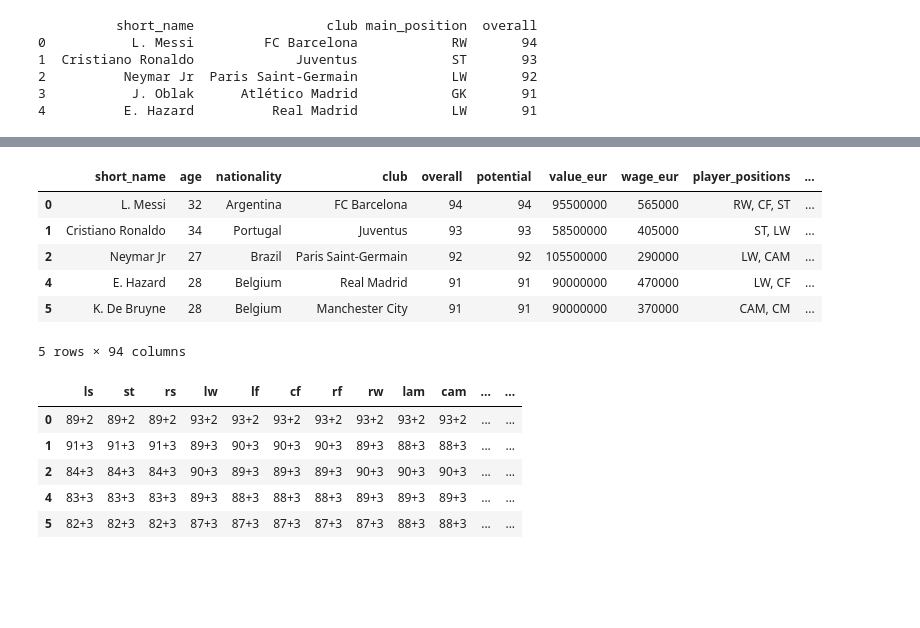
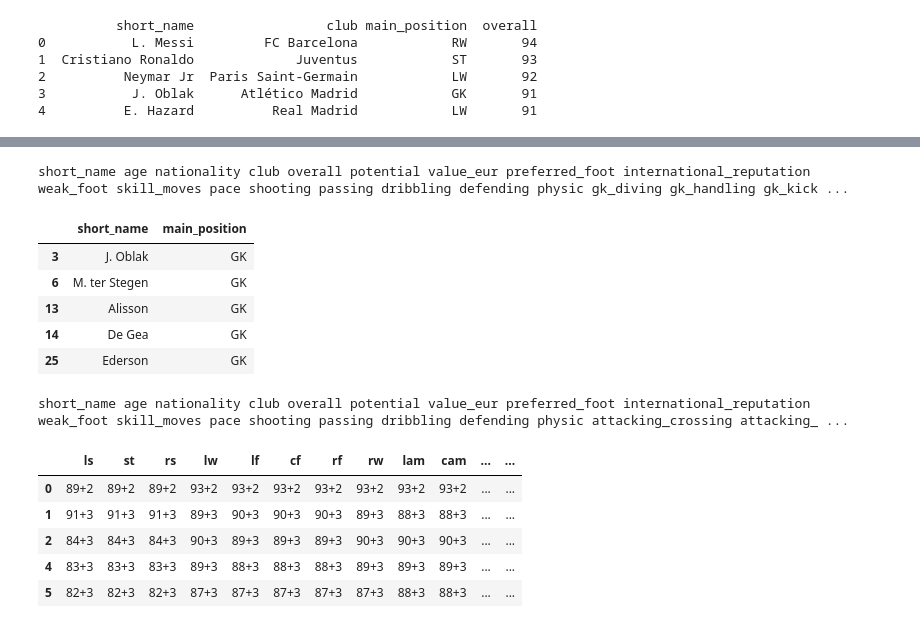
Before and after one commit to sidWrld/FootballPrediction, a Jupyter notebook: footpred.ipynb, the cells around one changed output, grey strips where cells are left out. Saved outputs shown, nothing was run; the diff lists cells and outputs as text; code cells hidden in the pictures; blank space fills up the shorter version.

```diff
--- a/footpred.ipynb
+++ b/footpred.ipynb
@@ -38,5 +36,7 @@ players.head()
 # %%
-# Removing Unwanted Columns
+#Removing unwanted columns
 
-useless_column = ['dob', 'work_rate', 'body_type', 'real_face', 'player_tags', 'team_jersey_number', 'loaned_from', 'joined', 'contract_valid_until', 'nation_position', 'nation_jersey_number', 'player_traits']
-players = players.drop(useless_column, axis = 1)
+cols_to_remove = ['wage_eur', 'release_clause_eur', 'sofifa_id', 'player_url', 'long_name', 'dob', 'work_rate', 'body_type', 'real_face', 'player_tags', 'team_jersey_number', 'loaned_from', 'joined', 'contract_valid_until', 'nation_position', 'nation_jersey_number', 'player_traits', 'team_position']
+players = players.drop(cols_to_remove, axis = 1)
+for col in players.columns:
+    print(col, end = '   ')
@@ -43,8 +45,9 @@ players = players.drop(useless_column, axis = 1)
 # %%
-# To add a new column called main position
+# Assigning single position to each player
 
 players['main_position'] = players['player_positions'].str.split(pat = ',', n = -1, expand = True)[0]
 selected_columns = ['short_name', 'club', 'main_position', 'overall']
+players = players.drop('player_positions', axis = 1)
 print(players[selected_columns].head(5))
 # %% [output]
           short_name                 club main_position  overall
@@ -81,14 +73,25 @@ goalkeepers.head()
-# %%
-players = players.drop(goalkeepers.index)
-players.head()
-# %% [output]
-|  | short_name | age | nationality | club | overall | potential | value_eur | wage_eur | player_positions | ... |
-| 0 | L. Messi | 32 | Argentina | FC Barcelona | 94 | 94 | 95500000 | 565000 | RW, CF, ST | ... |
-| 1 | Cristiano Ronaldo | 34 | Portugal | Juventus | 93 | 93 | 58500000 | 405000 | ST, LW | ... |
-| 2 | Neymar Jr | 27 | Brazil | Paris Saint-Germain | 92 | 92 | 105500000 | 290000 | LW, CAM | ... |
-| 4 | E. Hazard | 28 | Belgium | Real Madrid | 91 | 91 | 90000000 | 470000 | LW, CF | ... |
-| 5 | K. De Bruyne | 28 | Belgium | Manchester City | 91 | 91 | 90000000 | 370000 | CAM, CM | ... |
-5 rows × 94 columns
+# %%
+for col in players.columns:
+    print(col, end=' ')
+# %% [output]
+short_name age nationality club overall potential value_eur preferred_foot international_reputation weak_foot skill_moves pace shooting passing dribbling defending physic gk_diving gk_handling gk_kick ...
+# %%
+goalkeepers = players.loc[players['main_position'] == 'GK']
+players = players.drop(goalkeepers.index)
+players = players.drop(['gk_diving', 'gk_handling', 'gk_kicking', 'gk_reflexes', 'gk_speed', 'gk_positioning', 'goalkeeping_diving', 'goalkeeping_handling', 'goalkeeping_kicking', 'goalkeeping_positioning', 'goalkeeping_reflexes'], axis = 1)
+goalkeepers[['short_name', 'main_position']].head()
+# %% [output]
+|  | short_name | main_position |
+| 3 | J. Oblak | GK |
+| 6 | M. ter Stegen | GK |
+| 13 | Alisson | GK |
+| 14 | De Gea | GK |
+| 25 | Ederson | GK |
+# %%
+for col in players.columns:
+    print(col, end=' ')
+# %% [output]
+short_name age nationality club overall potential value_eur preferred_foot international_reputation weak_foot skill_moves pace shooting passing dribbling defending physic attacking_crossing attacking_ ...
 # %%
 # converting player 'Field Stats' into int64 type & filling NULL values
 
```
Also changed, not shown: parts of 30 cells of this notebook, 1 other file.
